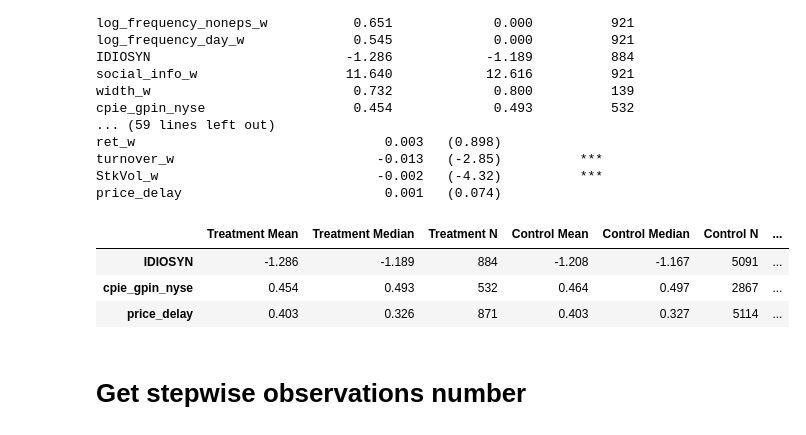
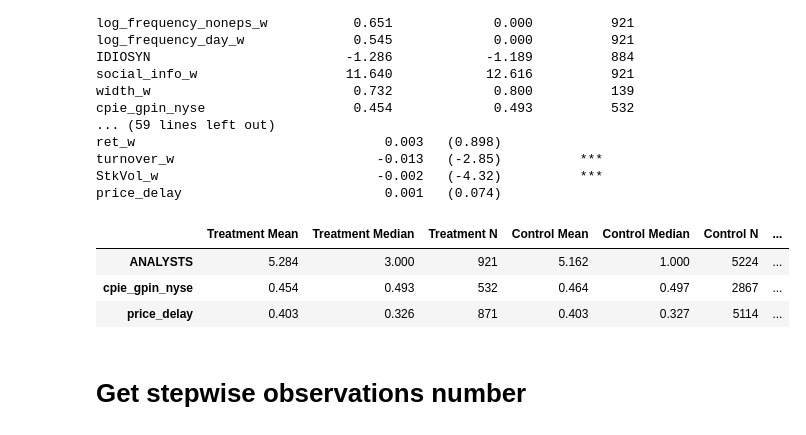
Before and after one commit to wangyouan/STOCKAct, a Jupyter notebook: Notebook/GetSummaryStatistics.ipynb, the cells around one changed output. Saved outputs shown, nothing was run; the diff lists cells and outputs as text; code cells hidden in the pictures.

```diff
--- a/Notebook/GetSummaryStatistics.ipynb
+++ b/Notebook/GetSummaryStatistics.ipynb
@@ -9,13 +9,13 @@ from scipy import stats
 from Constants import Constants as const
 # %%
 # Step 1: Load the data and create event time variable
-file_path = os.path.join(const.RESULT_PATH, '20250420_stock_act_data_v2.dta')
+file_path = os.path.join(const.RESULT_PATH, '20250501_stock_act_data_v1.dta')
 df = pd.read_stata(file_path).copy()
 # %%
 # Columns to be included in the analysis
 columns = [
     "log_frequency_w", "log_frequency_ann_w", "log_frequency_qtr_w", "log_frequency_eps_w", "log_frequency_noneps_w", "log_frequency_day_w",
-    "IDIOSYN", "social_info_w", "width_w", "cpie_gpin_nyse", "numest_last", "FCSTERROR_last", "DISPERSION_last",
+    "IDIOSYN", "social_info_w", "width_w", "cpie_gpin_nyse", "ANALYSTS", "FCSTERROR", "DISPERSION",
     "log_market_value_w", "lev_w", "BM_w", "ROA_w", "LOSS", "EarnVol_w", "ret_w", "turnover_w", "StkVol_w", 'price_delay'
 ]
 # %%
@@ -125,10 +125,10 @@ turnover_w                          -0.013   (-2.85)          ***
 StkVol_w                            -0.002   (-4.32)          ***
 price_delay                          0.001   (0.074)
 # %%
-results_after_2012.loc[['IDIOSYN', 'cpie_gpin_nyse', 'price_delay']]
+results_after_2012.loc[['ANALYSTS', 'cpie_gpin_nyse', 'price_delay']]
 # %% [output]
 |  | Treatment Mean | Treatment Median | Treatment N | Control Mean | Control Median | Control N | ... |
-| IDIOSYN | -1.286 | -1.189 | 884 | -1.208 | -1.167 | 5091 | ... |
+| ANALYSTS | 5.284 | 3.000 | 921 | 5.162 | 1.000 | 5224 | ... |
 | cpie_gpin_nyse | 0.454 | 0.493 | 532 | 0.464 | 0.497 | 2867 | ... |
 | price_delay | 0.403 | 0.326 | 871 | 0.403 | 0.327 | 5114 | ... |
 # %%
```
Also changed, not shown: parts of 1 cell of this notebook, 1 other file.
